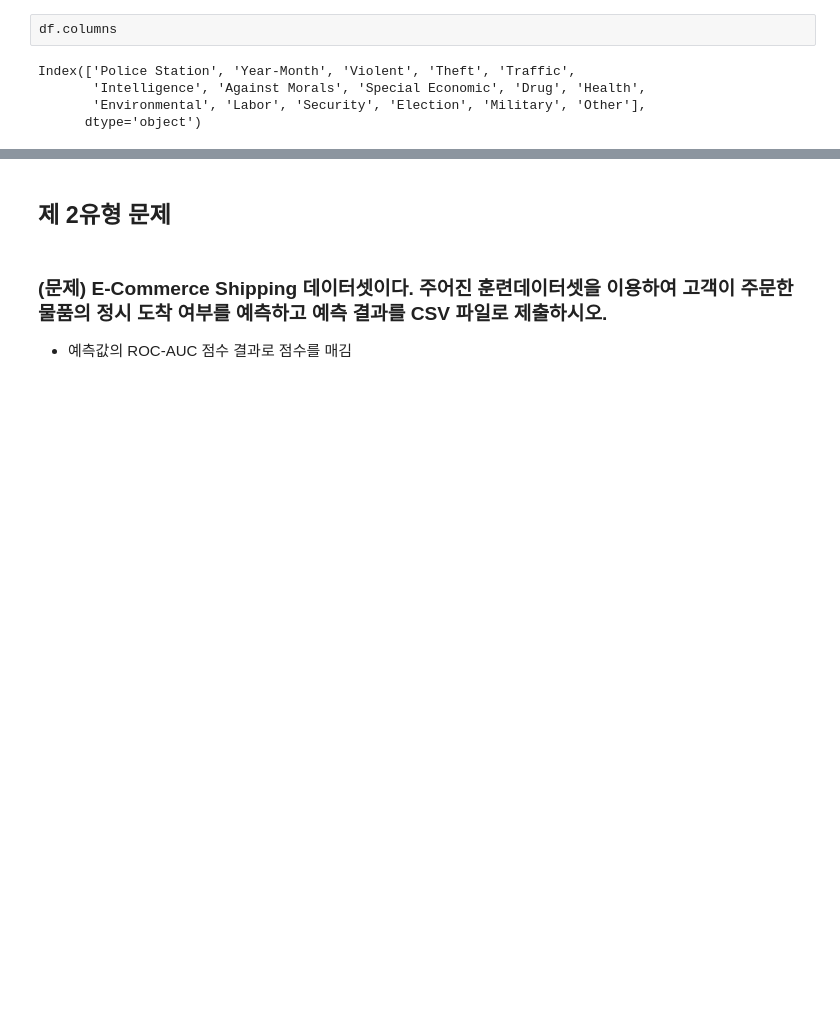
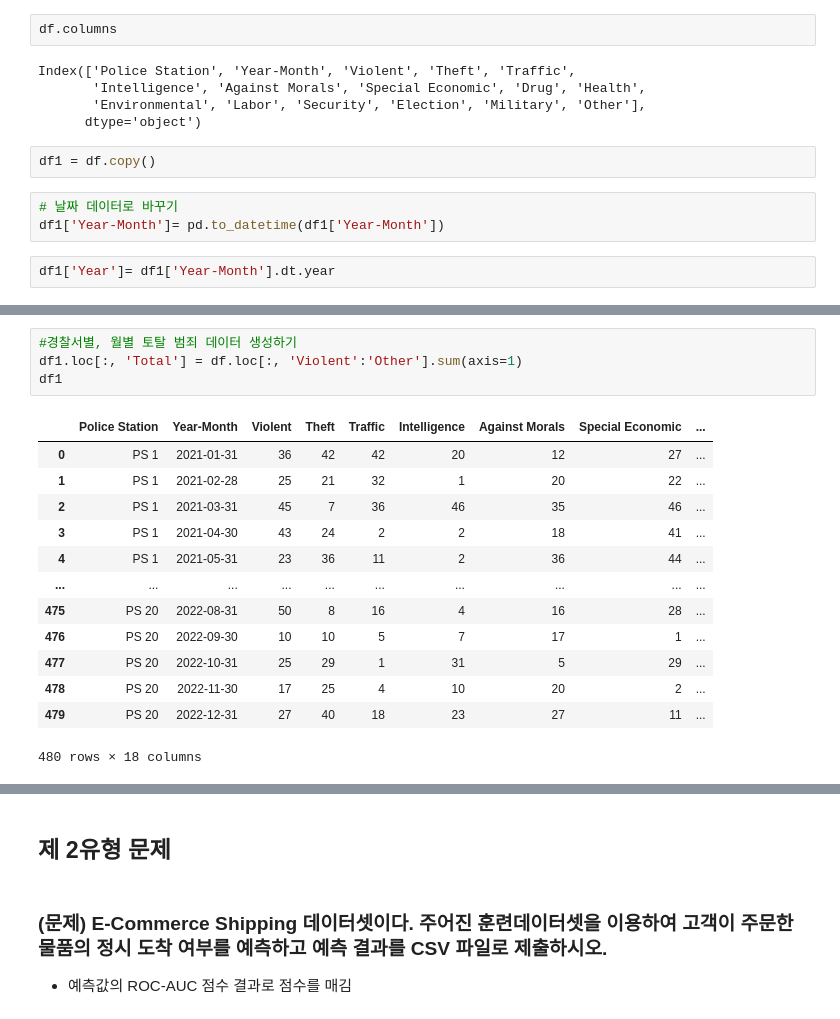
Before and after one commit to va4756/yemoon_bigdata_test, a Jupyter notebook: bigdata_예문_실전문제_example3.ipynb, the cells around one changed output, grey strips where cells are left out. Cells and saved outputs as stored; diff of their text form; blank space fills up the shorter version.

```diff
--- a/bigdata_예문_실전문제_example3.ipynb
+++ b/bigdata_예문_실전문제_example3.ipynb
@@ -258,3 +258,10 @@ Index(['Police Station', 'Year-Month', 'Violent', 'Theft', 'Traffic',
        'Intelligence', 'Against Morals', 'Special Economic', 'Drug', 'Health',
        'Environmental', 'Labor', 'Security', 'Election', 'Military', 'Other'],
       dtype='object')
+# %%
+df1 = df.copy()
+# %%
+# 날짜 데이터로 바꾸기
+df1['Year-Month']= pd.to_datetime(df1['Year-Month'])
+# %%
+df1['Year']= df1['Year-Month'].dt.year
@@ -260,0 +277,18 @@ Index(['Police Station', 'Year-Month', 'Violent', 'Theft', 'Traffic',
+# %%
+#경찰서별, 월별 토탈 범죄 데이터 생성하기
+df1.loc[:, 'Total'] = df.loc[:, 'Violent':'Other'].sum(axis=1)
+df1
+# %% [output]
+|  | Police Station | Year-Month | Violent | Theft | Traffic | Intelligence | Against Morals | Special Economic | ... |
+| 0 | PS 1 | 2021-01-31 | 36 | 42 | 42 | 20 | 12 | 27 | ... |
+| 1 | PS 1 | 2021-02-28 | 25 | 21 | 32 | 1 | 20 | 22 | ... |
+| 2 | PS 1 | 2021-03-31 | 45 | 7 | 36 | 46 | 35 | 46 | ... |
+| 3 | PS 1 | 2021-04-30 | 43 | 24 | 2 | 2 | 18 | 41 | ... |
+| 4 | PS 1 | 2021-05-31 | 23 | 36 | 11 | 2 | 36 | 44 | ... |
+| ... | ... | ... | ... | ... | ... | ... | ... | ... | ... |
+| 475 | PS 20 | 2022-08-31 | 50 | 8 | 16 | 4 | 16 | 28 | ... |
+| 476 | PS 20 | 2022-09-30 | 10 | 10 | 5 | 7 | 17 | 1 | ... |
+| 477 | PS 20 | 2022-10-31 | 25 | 29 | 1 | 31 | 5 | 29 | ... |
+| 478 | PS 20 | 2022-11-30 | 17 | 25 | 4 | 10 | 20 | 2 | ... |
+| 479 | PS 20 | 2022-12-31 | 27 | 40 | 18 | 23 | 27 | 11 | ... |
+480 rows × 18 columns
```
Also changed, not shown: parts of 5 cells of this notebook.
